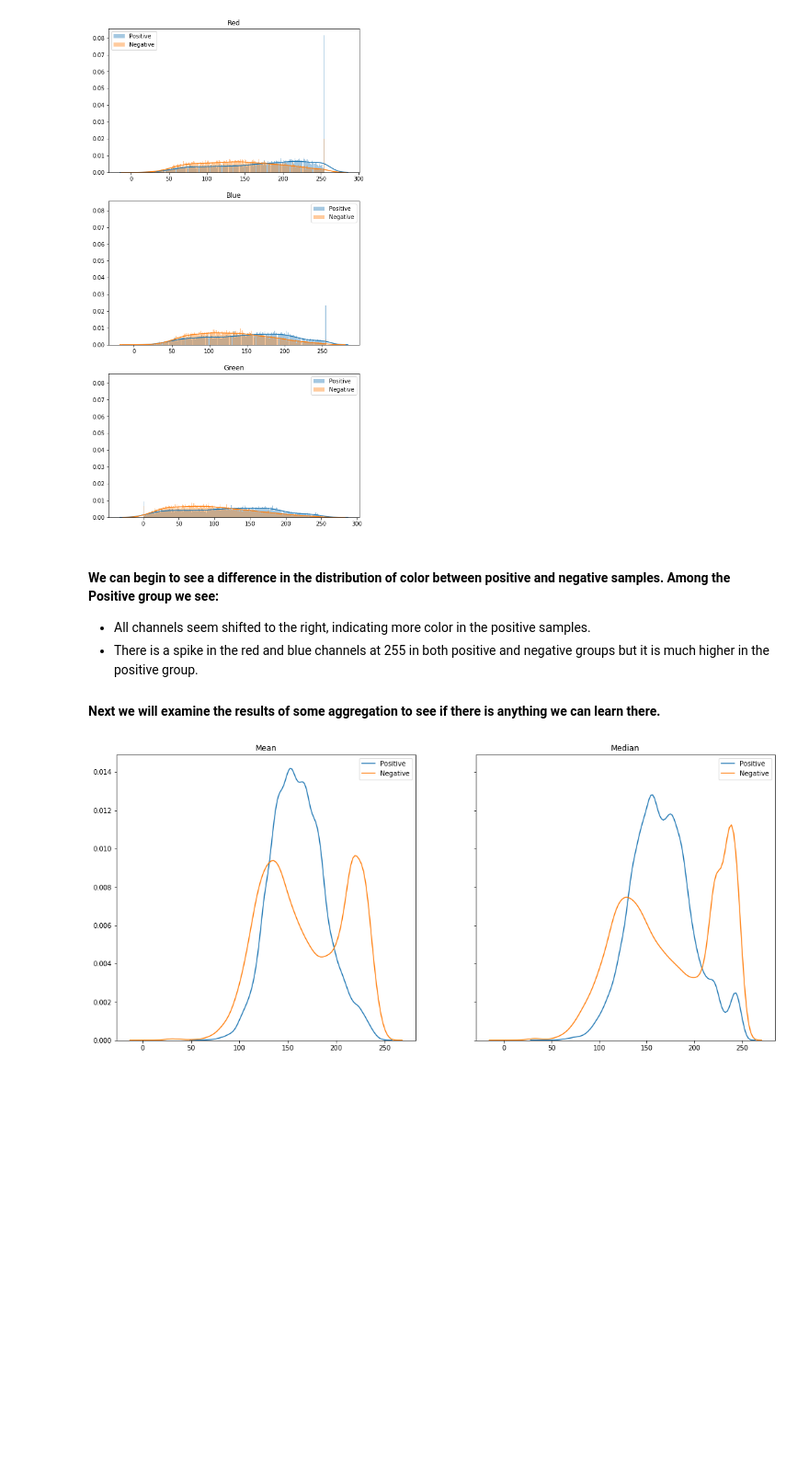
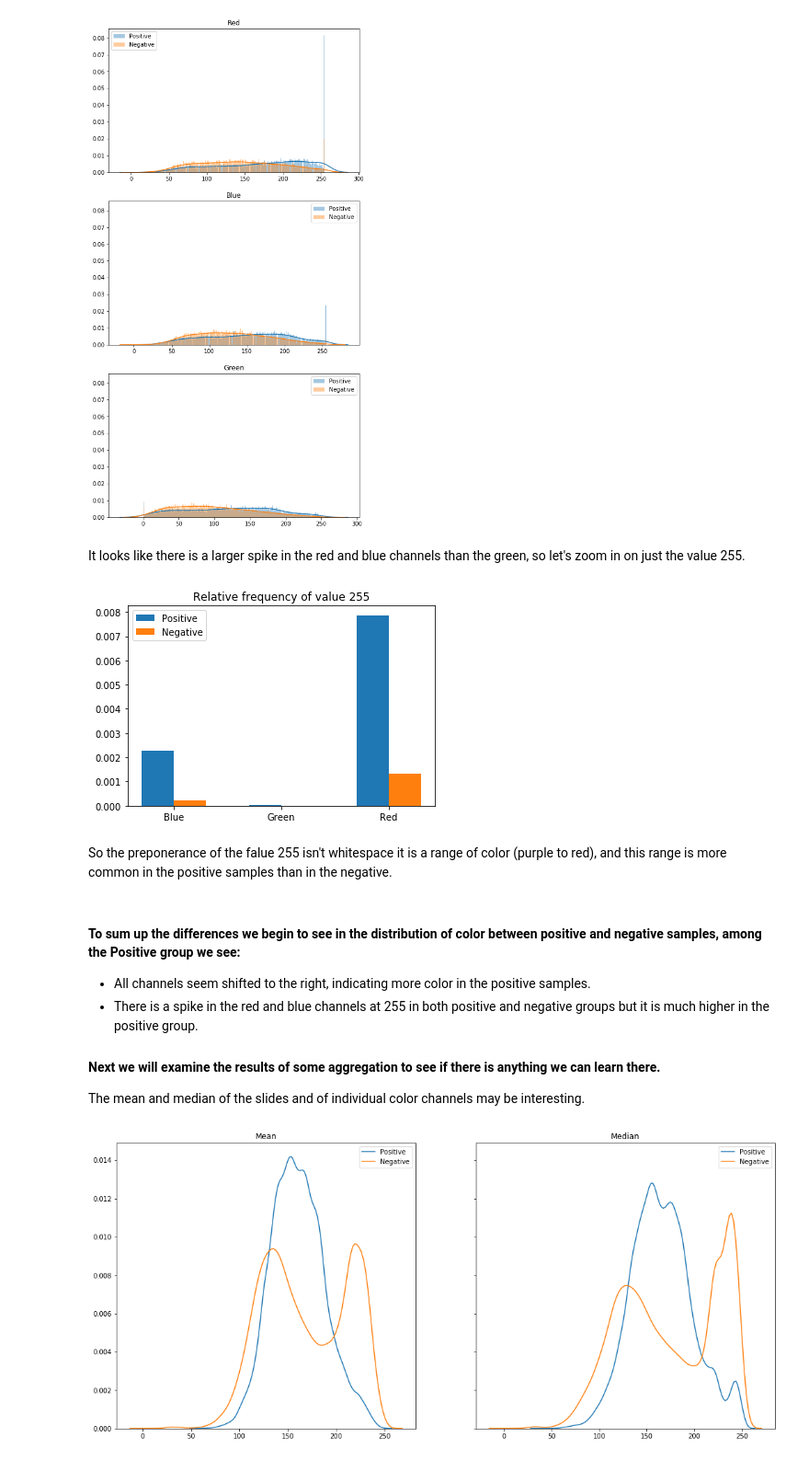
Before and after one commit to morganfry/springboard, a Jupyter notebook: Capstone Project 1/Spr_Cap1_MFRY_Data_Exploration.ipynb, the cells around one changed output. Shown at 92% size. Cells and saved outputs as stored; diff of their text form; code cells hidden in the pictures; blank space fills up the shorter version.

```diff
--- a/Capstone Project 1/Spr_Cap1_MFRY_Data_Exploration.ipynb
+++ b/Capstone Project 1/Spr_Cap1_MFRY_Data_Exploration.ipynb
@@ -143,12 +143,53 @@ axs[2].legend(labels=['Positive','Negative'])
 plt.show()
 # %% [output]
 [figure]
+# %% [markdown]
+It looks like there is a larger spike in the red and blue channels than the green, so let's zoom in on just the value 255.
+# %%
+#first pull out counts of the values to plot
+def count_els(L,v):
+    c=0
+    for each in L:
+        c=c+np.count_nonzero(each==v)
+    return c
+# %%
+bph=count_els(bp,255)
+bnh=count_els(bn,255)
+gph=count_els(gp,255)
+gnh=count_els(gn,255)
+rph=count_els(rp,255)
+rnh=count_els(rn,255)
+# %%
+
+labels = ['Blue','Green','Red']
+pos = [bph/len(X_p),gph/len(X_p),rph/len(X_p)]
+neg = [bnh/len(X_n),gnh/len(X_n),rnh/len(X_n)]
+
+x = np.arange(len(labels))
+width = 0.3
+
+fig, ax = plt.subplots()
+ax.bar(x - width/2, pos, width, label='Positive')
+ax.bar(x + width/2, neg, width, label='Negative')
+
+
+#ax.set_ylabel('frequency of value 255')
+ax.set_title('Relative frequency of value 255')
+ax.set_xticks(x)
+ax.set_xticklabels(labels)
+ax.legend()
+plt.show()
+# %% [output]
+[figure, added]
+# %% [markdown]
+So the preponerance of the falue 255 isn't whitespace it is a range of color (purple to red), and this range is more common in the positive samples than in the negative.
 # %% [markdown]
-#### We can begin to see a difference in the distribution of color between positive and negative samples. Among the Positive group we see:
+#### To sum up the differences we begin to see in the distribution of color between positive and negative samples, among the Positive group we see:
 * All channels seem shifted to the right, indicating more color in the positive samples.
 * There is a spike in the red and blue channels at 255 in both positive and negative groups but it is much higher in the positive group.
 
 #### Next we will examine the results of some aggregation to see if there is anything we can learn there.
+The mean and median of the slides and of individual color channels may be interesting.
 # %%
 #create some aggregates of the data
 X_p_v=[a.flatten() for a in X_p]
```
Also changed, not shown: parts of 11 cells of this notebook.
